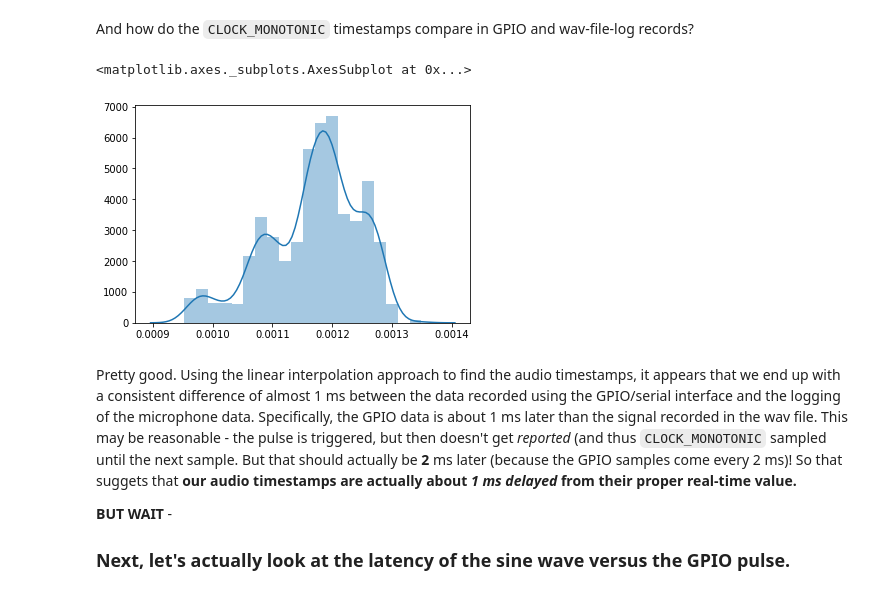
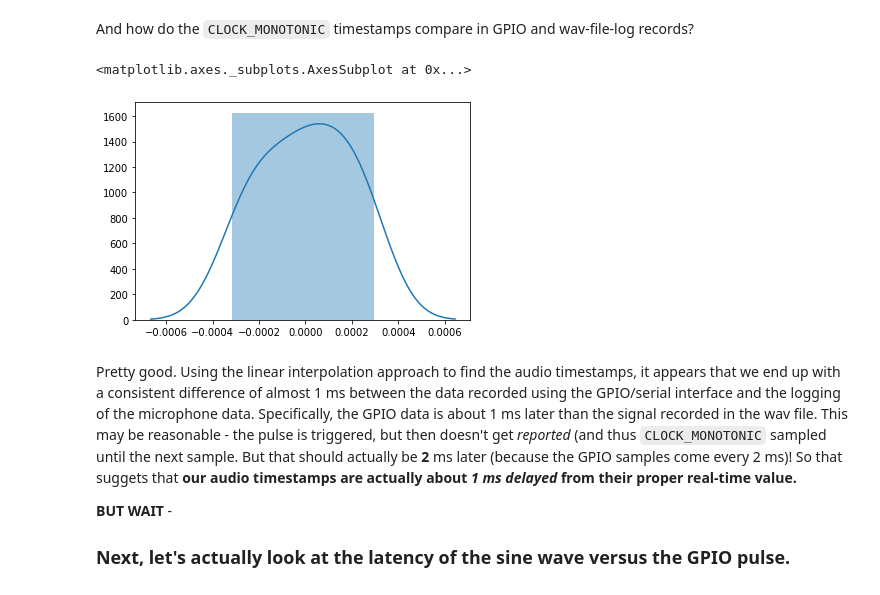
Before and after one commit to kemerelab/TreadmillIO, a Jupyter notebook: ClientSide/Documentation/Examining Latency.ipynb, the cells around one changed output. Saved outputs shown, nothing was run; the diff lists cells and outputs as text; code cells hidden in the pictures.

Commit message:
Added a GPIO testing yaml file as well as updates to latency testing

```diff
--- a/ClientSide/Documentation/Examining Latency.ipynb
+++ b/ClientSide/Documentation/Examining Latency.ipynb
@@ -22,7 +25,7 @@ import scipy.io.wavfile
 # %%
-fs, data = scipy.io.wavfile.read('../ExperimentLog2020-06-15_1834/microphone.wav')
+fs, data = scipy.io.wavfile.read(os.path.join(data_dir, 'microphone.wav'))
 # %%
-audio_ts = np.loadtxt('../ExperimentLog2020-06-15_1834/microphone.wav.log', delimiter=',', skiprows=2)
+audio_ts = np.loadtxt(os.path.join(data_dir, 'microphone.wav.log'), delimiter=',', skiprows=2)
 # %% [markdown]
 ### The audio timestamp file
 
@@ -106,2 +102,2 @@ The mpl_toolkits.axes_grid module was deprecated in Matplotlib 2.1 and will be r
 # %%
-audio_pulses_nel = nel.AnalogSignalArray(data[:,0], time=t_sound, fs=96000)
+audio_pulses_nel = nel.AnalogSignalArray(data[:,0], time=t_sound, fs=fs)
@@ -132,7 +125,7 @@ Next, let's load the GPIO data. It's also stored in a CSV file. Each row corresp
   4. UnwrappedEncoder - the unwrapped value of the encoder - this increments all the way to the maximum value (32 bit)
   5. last_ts - the CLOCK_MONOTONIC value (converted to seconds) received at the sampling time
 # %%
-gpio_data = np.loadtxt('../ExperimentLog2020-06-15_1834/DataLog.csv', delimiter=',', skiprows=2)
+gpio_data = np.loadtxt(os.path.join(data_dir, 'DataLog.csv'), delimiter=',', skiprows=2)
 # %% [markdown]
 Next, let's look at the pulses as recorded by the GPIO
 # %%
@@ -168,10 +161,10 @@ print(audio_pulse_epochs[:5].data)
 # %% [markdown]
 And how do the `CLOCK_MONOTONIC` timestamps compare in GPIO and wav-file-log records?
 # %%
-sns.distplot(gpio_pulse_epochs.data[:,0] - audio_pulse_epochs.data[1:,0]) # the epochs hold the start (index 0) and stop of pulses
+sns.distplot(gpio_pulse_epochs.data[:,0] - audio_pulse_epochs.data[:,0]) # the epochs hold the start (index 0) and stop of pulses
 # %% [output]
 <matplotlib.axes._subplots.AxesSubplot at 0x...>
-[figure, old version]
+[figure, new version]
 # %% [markdown]
 Pretty good. Using the linear interpolation approach to find the audio timestamps,
 it appears that we end up with a consistent difference of almost 1 ms between the data
```
Also changed, not shown: parts of 14 cells of this notebook, 7 other files.
